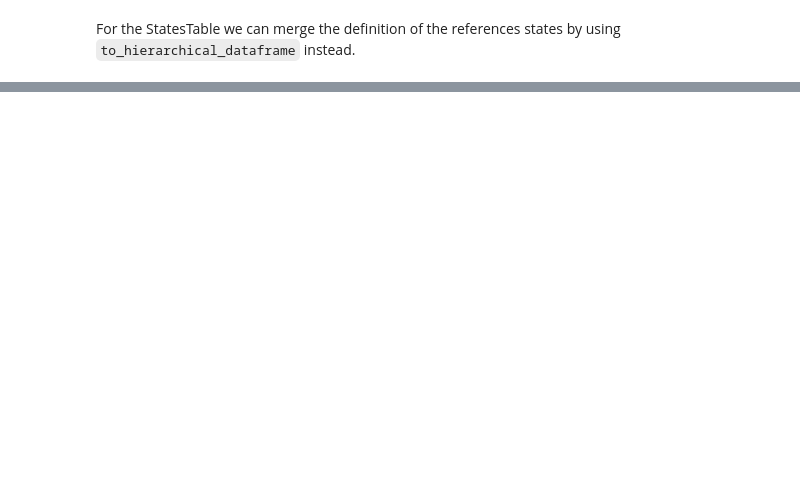
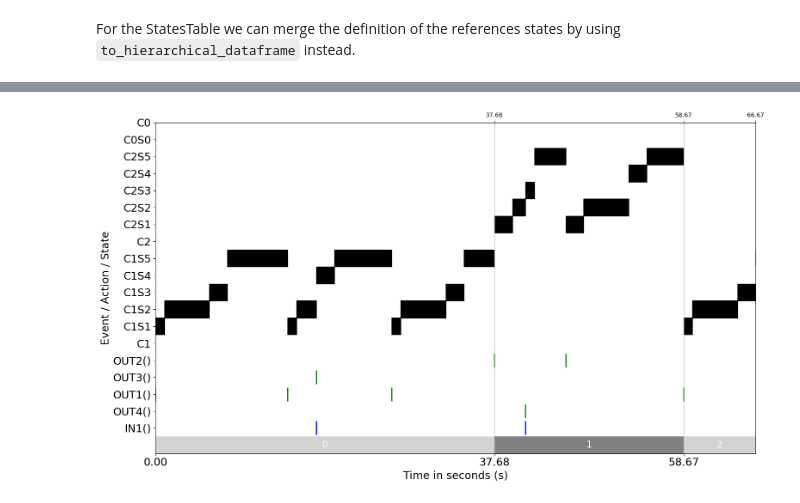
Before and after one commit to chenxinfeng4/ArControl-convert2-nwb, a Jupyter notebook: playground/demo_convert.ipynb, the cells around one changed output, grey strips where cells are left out. Cells and saved outputs as stored; diff of their text form; code cells hidden in the pictures; blank space fills up the shorter version.

Commit message:
Add TrialTable for ndx-beadl conversion

```diff
--- a/playground/demo_convert.ipynb
+++ b/playground/demo_convert.ipynb
@@ -150,0 +153,4 @@ plt.show()
+# %%
+# Get the TrialsTable from file
+trials = nwb.trials
+display(trials.to_dataframe(index=True))
@@ -150,0 +163,17 @@ plt.show()
+# %%
+# Plot trials
+plot_trials(
+    trials=trials,
+    states=nwb.acquisition['states'],
+    state_types=nwb.get_lab_meta_data('task').state_types,
+    actions=nwb.acquisition['actions'],
+    action_types=nwb.get_lab_meta_data('task').action_types,
+    events=nwb.acquisition['events'],
+    event_types=nwb.get_lab_meta_data('task').event_types,
+    figsize=None,
+    fontsize=18,
+    rectangle_height=1,
+    marker_size=500)
+plt.show()
+# %% [output]
+[figure, added]
```
Also changed, not shown: parts of 7 cells of this notebook, 1 other file.
